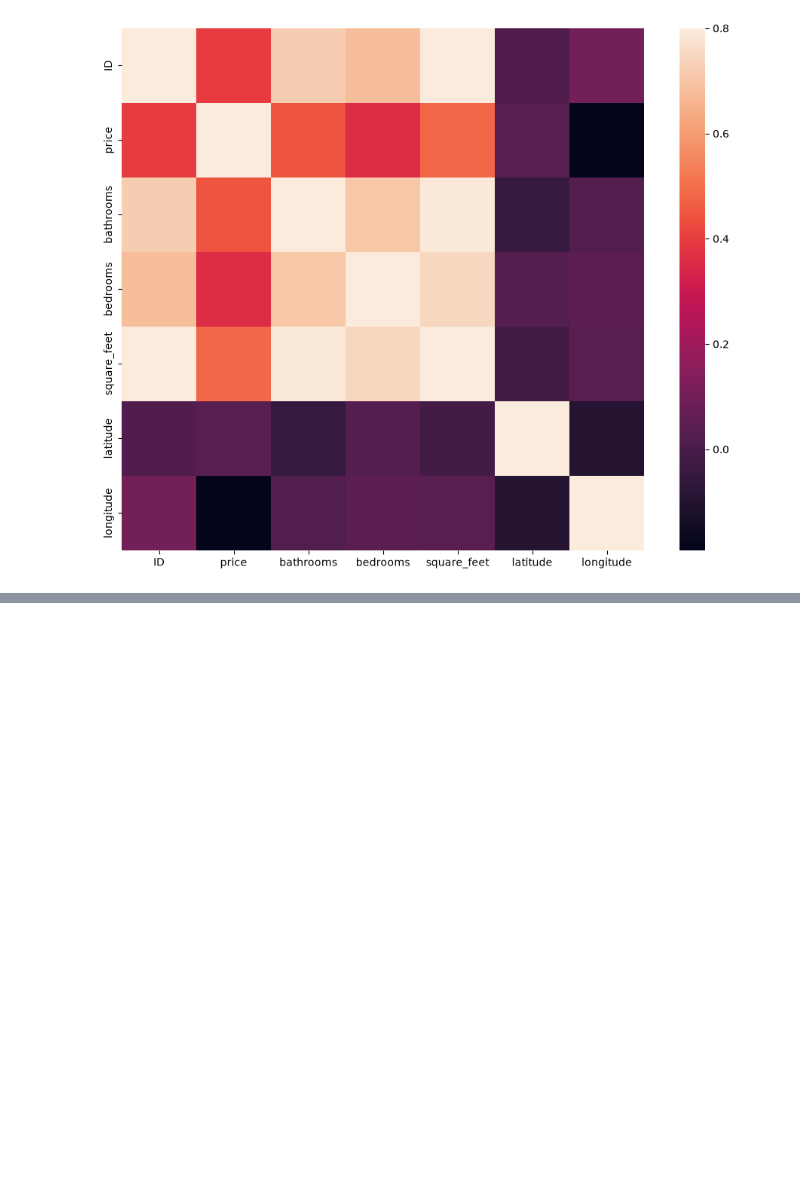
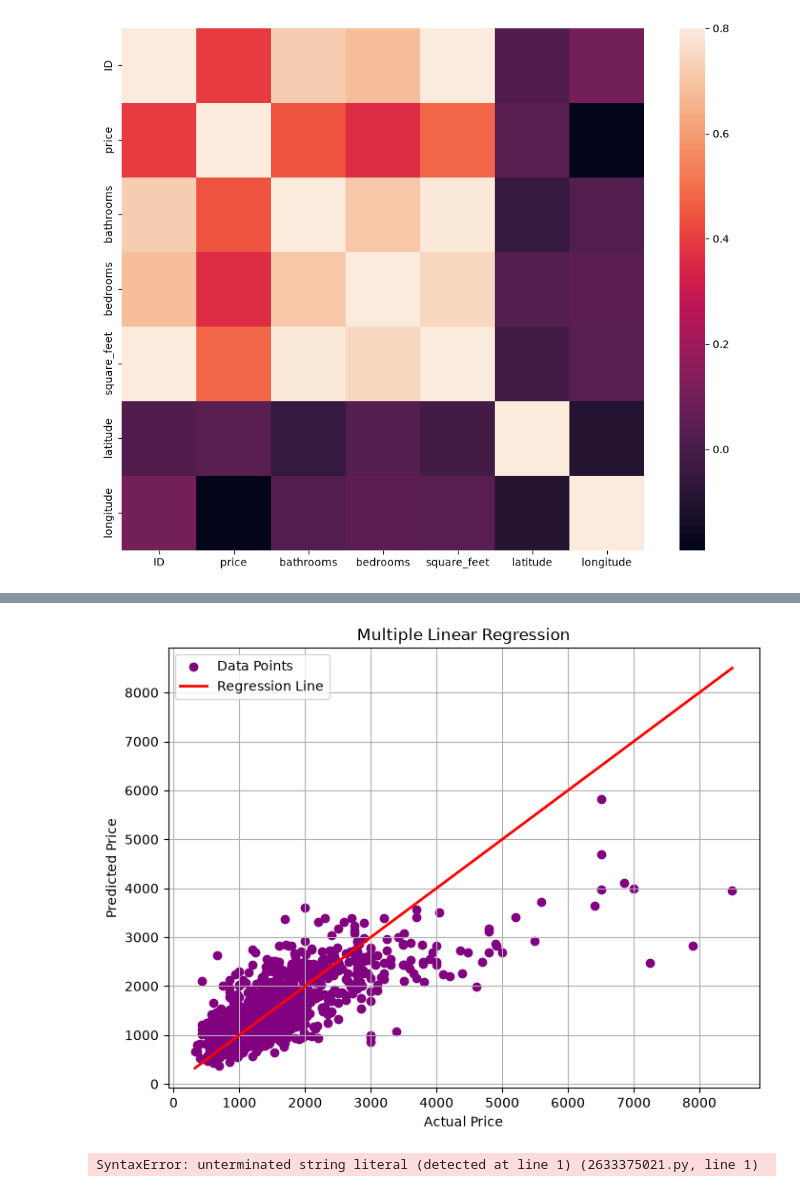
Before and after one commit to bpoggialways/INTRO_ML, a Jupyter notebook: challenge1.ipynb, the cells around one changed output, grey strips where cells are left out. Saved outputs shown, nothing was run; the diff lists cells and outputs as text; code cells hidden in the pictures; blank space fills up the shorter version.

```diff
--- a/challenge1.ipynb
+++ b/challenge1.ipynb
@@ -309,0 +362,38 @@ sns.heatmap(corr_mat, vmax=0.8, square=True)
+# %%
+# Multiple Linear Regression
+X2 = train_final.drop(columns=["price", "category"])
+y2 = train_final["price"]
+
+X_train2, X_test2, y_train2, y_test2 = train_test_split(
+    X2,
+    y2,
+    test_size=0.2,
+    random_state=42
+)
+model = LinearRegression()
+
+model.fit(X_train2, y_train2)
+
+y_pred2 = model.predict(X_test2)
+
+
+plt.figure(figsize=(8,6))
+
+plt.scatter(y_test2, y_pred2, color='purple', label='Data Points')
+
+plt.plot(
+    [y_test2.min(), y_test2.max()],
+    [y_test2.min(), y_test2.max()],
+    color='red',
+    linewidth=2,
+    label='Regression Line'
+)
+
+plt.title('Multiple Linear Regression')
+plt.xlabel('Actual Price')
+plt.ylabel('Predicted Price')
+plt.legend()
+plt.grid(True)
+plt.show()
+# %% [output]
+[figure, added]
@@ -309,0 +407,7 @@ sns.heatmap(corr_mat, vmax=0.8, square=True)
+# %%
+print(
+    f"Single Linear Regression Cross Validation Scores: {cv_score1.round(2)}\n"
+    f"Multiple Linear Regression Cross Validation Score: {cv_score2.round(2)}"
+)
+# %% [output]
+SyntaxError: unterminated string literal (detected at line 1) (2633375021.py, line 1)
```
Also changed, not shown: parts of 9 cells of this notebook.
